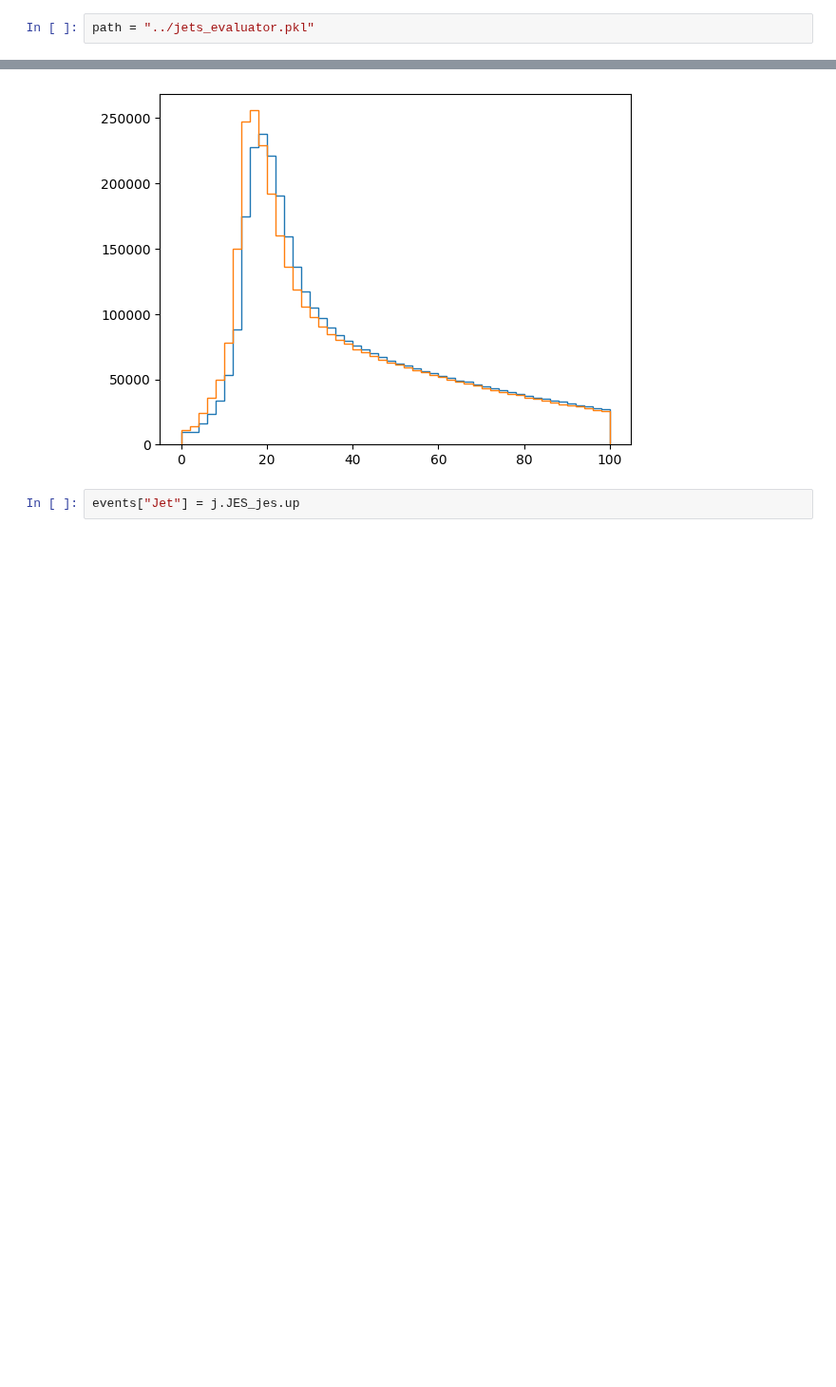
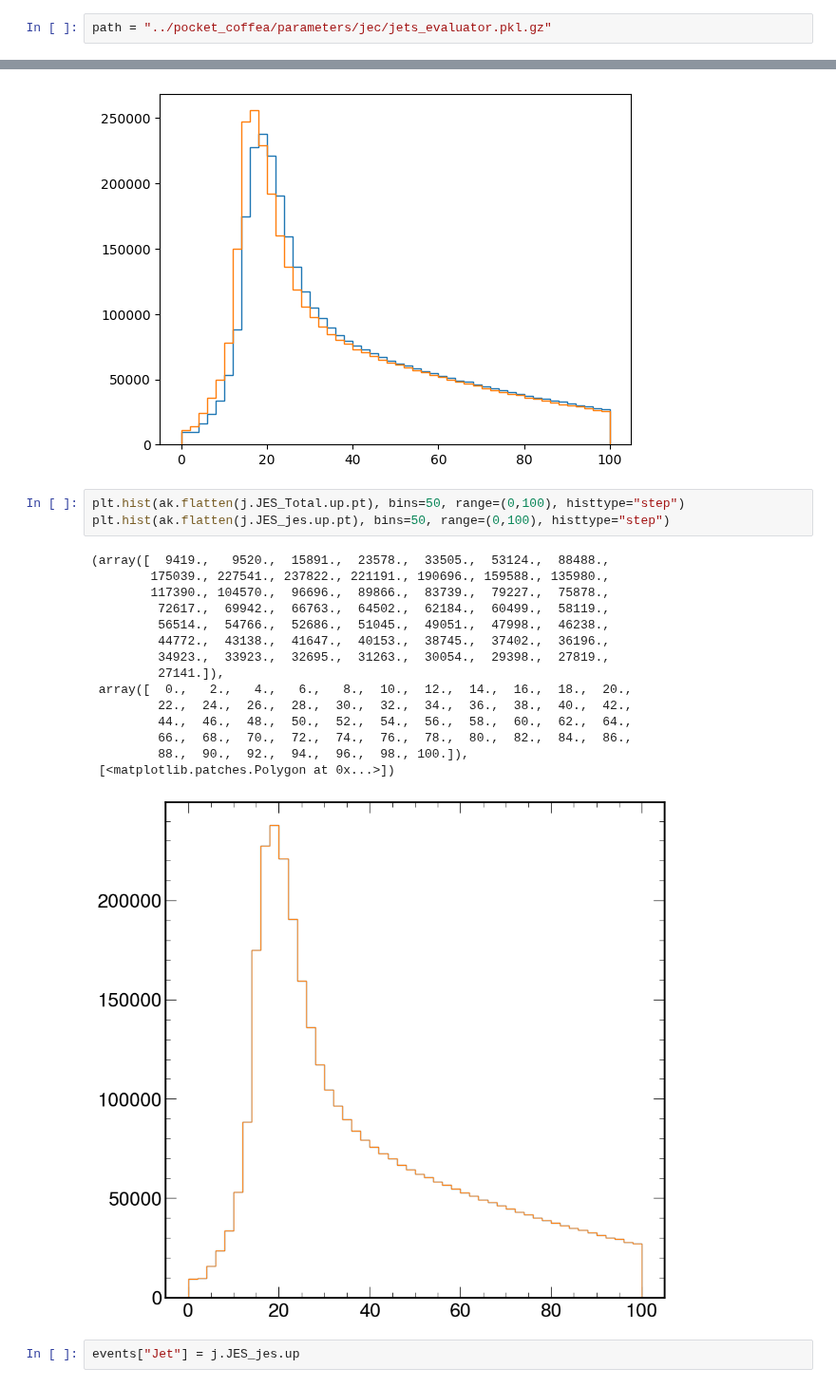
Before and after one commit to PocketCoffea/PocketCoffea, a Jupyter notebook: notebooks/jec.ipynb, the cells around one changed output, grey strips where cells are left out. Shown at 95% size. Drawn from its saved outputs; the diff is of its cells as text; blank space fills up the shorter version.

```diff
--- a/notebooks/jec.ipynb
+++ b/notebooks/jec.ipynb
@@ -53,7 +53,7 @@ import gzip
 
 import cloudpickle
 # %%
-path = "../jets_evaluator.pkl"
+path = "../pocket_coffea/parameters/jec/jets_evaluator.pkl.gz"
 # %%
 with gzip.open(path) as fin:
         jmestuff = cloudpickle.load(fin)
@@ -127,6 +123,25 @@ plt.hist(ak.flatten(j.JES_jes.down.pt), bins=50, range=(0,100), histtype="step")
          88.,  90.,  92.,  94.,  96.,  98., 100.]),
  [<matplotlib.patches.Polygon at 0x...>])
 [figure]
+# %%
+plt.hist(ak.flatten(j.JES_Total.up.pt), bins=50, range=(0,100), histtype="step")
+plt.hist(ak.flatten(j.JES_jes.up.pt), bins=50, range=(0,100), histtype="step")
+# %% [output]
+(array([  9419.,   9520.,  15891.,  23578.,  33505.,  53124.,  88488.,
+        175039., 227541., 237822., 221191., 190696., 159588., 135980.,
+        117390., 104570.,  96696.,  89866.,  83739.,  79227.,  75878.,
+         72617.,  69942.,  66763.,  64502.,  62184.,  60499.,  58119.,
+         56514.,  54766.,  52686.,  51045.,  49051.,  47998.,  46238.,
+         44772.,  43138.,  41647.,  40153.,  38745.,  37402.,  36196.,
+         34923.,  33923.,  32695.,  31263.,  30054.,  29398.,  27819.,
+         27141.]),
+ array([  0.,   2.,   4.,   6.,   8.,  10.,  12.,  14.,  16.,  18.,  20.,
+         22.,  24.,  26.,  28.,  30.,  32.,  34.,  36.,  38.,  40.,  42.,
+         44.,  46.,  48.,  50.,  52.,  54.,  56.,  58.,  60.,  62.,  64.,
+         66.,  68.,  70.,  72.,  74.,  76.,  78.,  80.,  82.,  84.,  86.,
+         88.,  90.,  92.,  94.,  96.,  98., 100.]),
+ [<matplotlib.patches.Polygon at 0x...>])
+[figure, added]
 # %%
 events["Jet"] = j.JES_jes.up
 # %%
```
Also changed, not shown: parts of 8 cells of this notebook, 3 other files.
